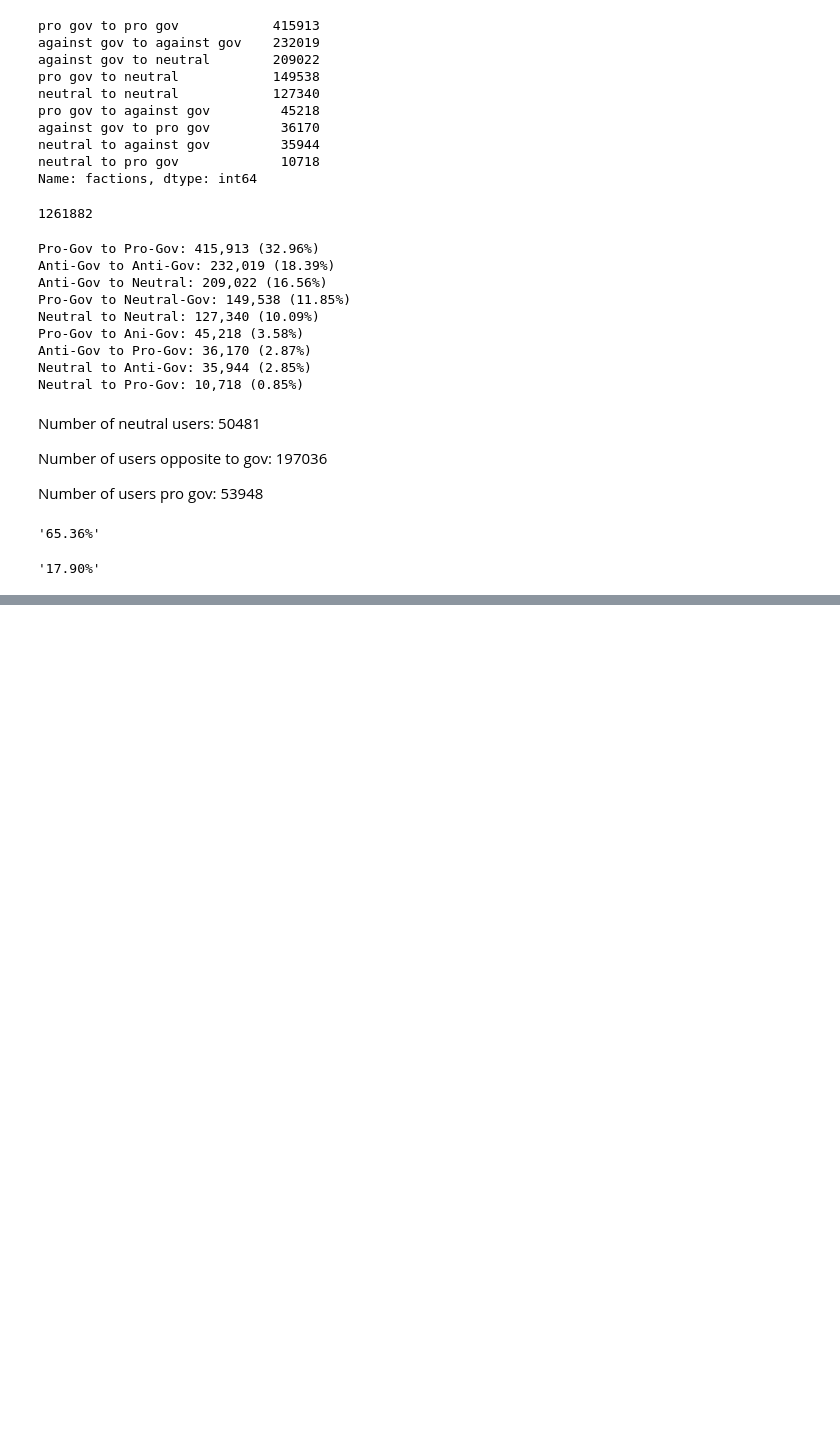
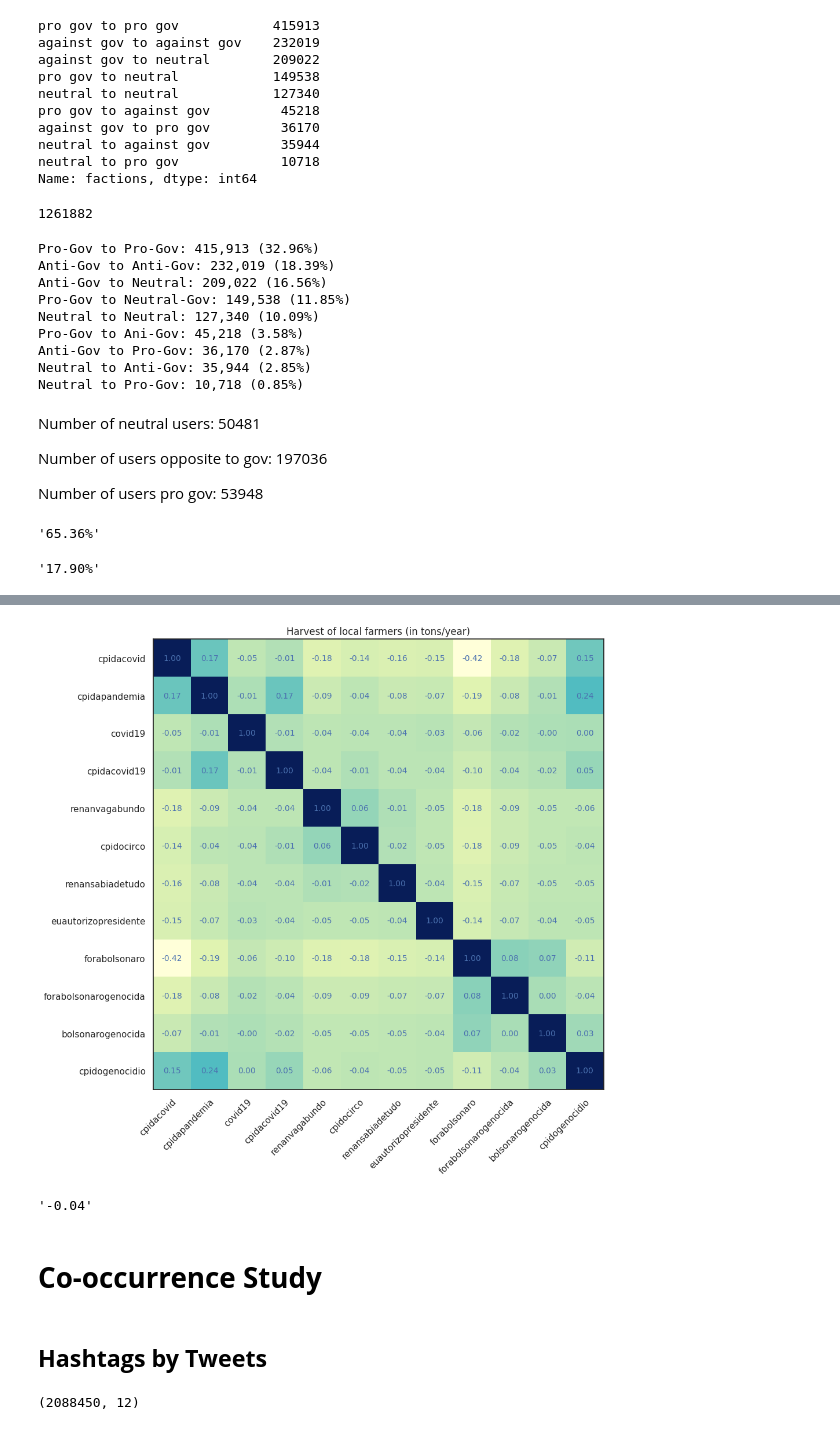
Before and after one commit to lucasraniere/twitter-cpi-case-study, a Jupyter notebook: hashtags_validation.ipynb, the cells around one changed output, grey strips where cells are left out. Saved outputs shown, nothing was run; the diff lists cells and outputs as text; code cells hidden in the pictures; blank space fills up the shorter version.

```diff
--- a/hashtags_validation.ipynb
+++ b/hashtags_validation.ipynb
@@ -1013,0 +1165,29 @@ percentage(53948, total_users)
+# %%
+fig, ax = plt.subplots()
+fig.set_figheight(10)
+fig.set_figwidth(10)
+im = ax.imshow(corr, cmap='YlGnBu')
+
+ax.set_xticks(np.arange(len(corr.columns)), labels=corr.columns)
+ax.set_yticks(np.arange(len(corr.columns)), labels=corr.columns)
+
+plt.setp(ax.get_xticklabels(), rotation=45, ha="right",
+         rotation_mode="anchor")
+
+for i in range(len(corr.columns)):
+    for j in range(len(corr.columns)):
+        text = ax.text(j, i, f'{corr.iloc[i,j]:.2f}',
+                       ha="center", va="center", color="b",
+                      fontsize='small')
+
+ax.set_title("Harvest of local farmers (in tons/year)")
+fig.tight_layout()
+plt.show()
+# %% [output]
+[figure, added]
+# %%
+f'{corr.iloc[2,4]:.2f}'
+# %% [output]
+'-0.04'
+# %% [markdown]
+# __Co-occurrence Study__
@@ -1013,0 +1199,7 @@ percentage(53948, total_users)
+# %% [markdown]
+## __Hashtags by Tweets__
+# %%
+df = pd.read_csv('data/corr_data/hastags_by_tt.csv')
+df.shape
+# %% [output]
+(2088450, 12)
```
Also changed, not shown: parts of 43 cells of this notebook, 3 other files.
